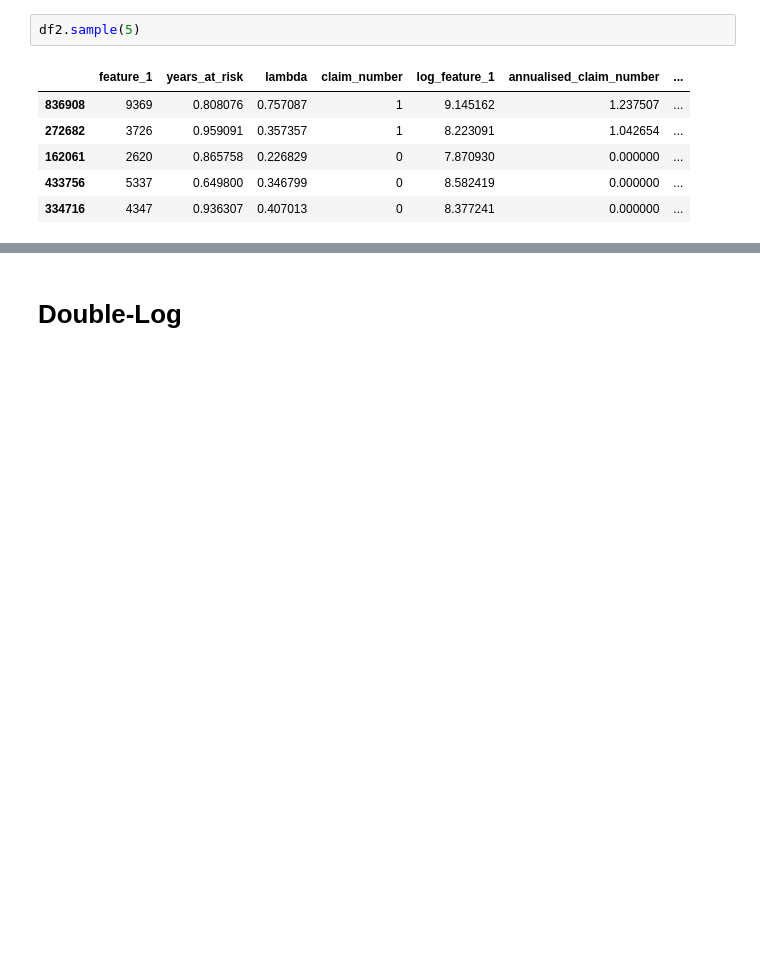
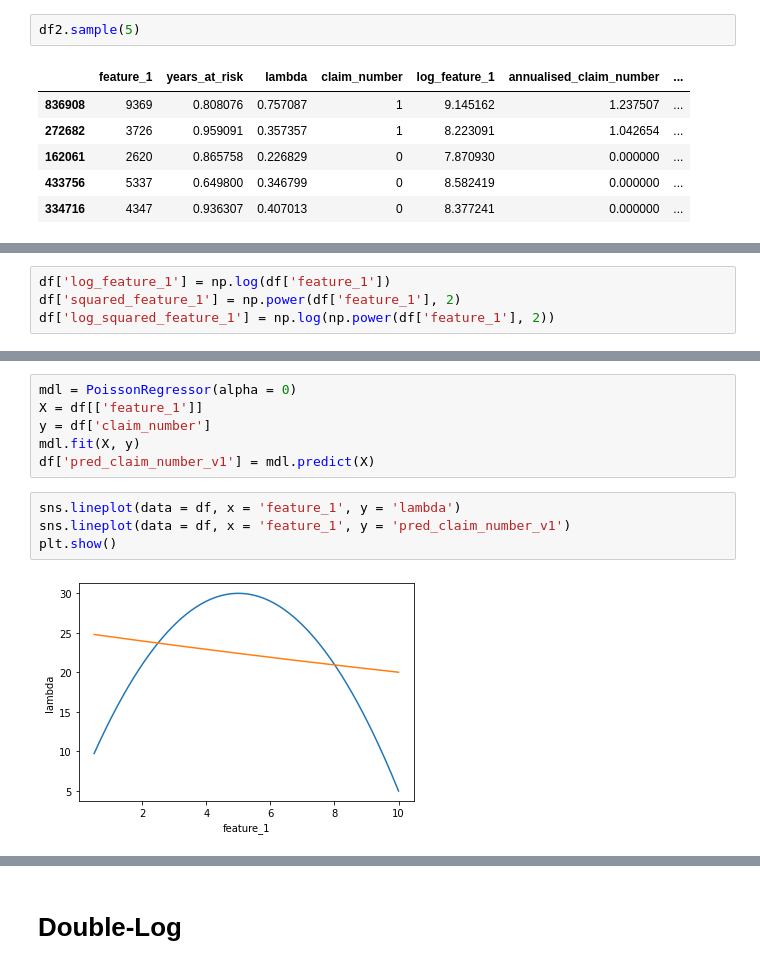
Before and after one commit to MatePocs/insurance, a Jupyter notebook: notebooks/GLM_Basics.ipynb, the cells around one changed output, grey strips where cells are left out. Cells and saved outputs as stored; diff of their text form; blank space fills up the shorter version.

```diff
--- a/notebooks/GLM_Basics.ipynb
+++ b/notebooks/GLM_Basics.ipynb
@@ -253,0 +272,4 @@ df2.sample(5)
+# %%
+df['log_feature_1'] = np.log(df['feature_1'])
+df['squared_feature_1'] = np.power(df['feature_1'], 2)
+df['log_squared_feature_1'] = np.log(np.power(df['feature_1'], 2))
@@ -253,0 +280,12 @@ df2.sample(5)
+# %%
+mdl = PoissonRegressor(alpha = 0)
+X = df[['feature_1']]
+y = df['claim_number']
+mdl.fit(X, y)
+df['pred_claim_number_v1'] = mdl.predict(X)
+# %%
+sns.lineplot(data = df, x = 'feature_1', y = 'lambda')
+sns.lineplot(data = df, x = 'feature_1', y = 'pred_claim_number_v1')
+plt.show()
+# %% [output]
+[figure, added]
```
Also changed, not shown: parts of 29 cells of this notebook, 1 other file.
